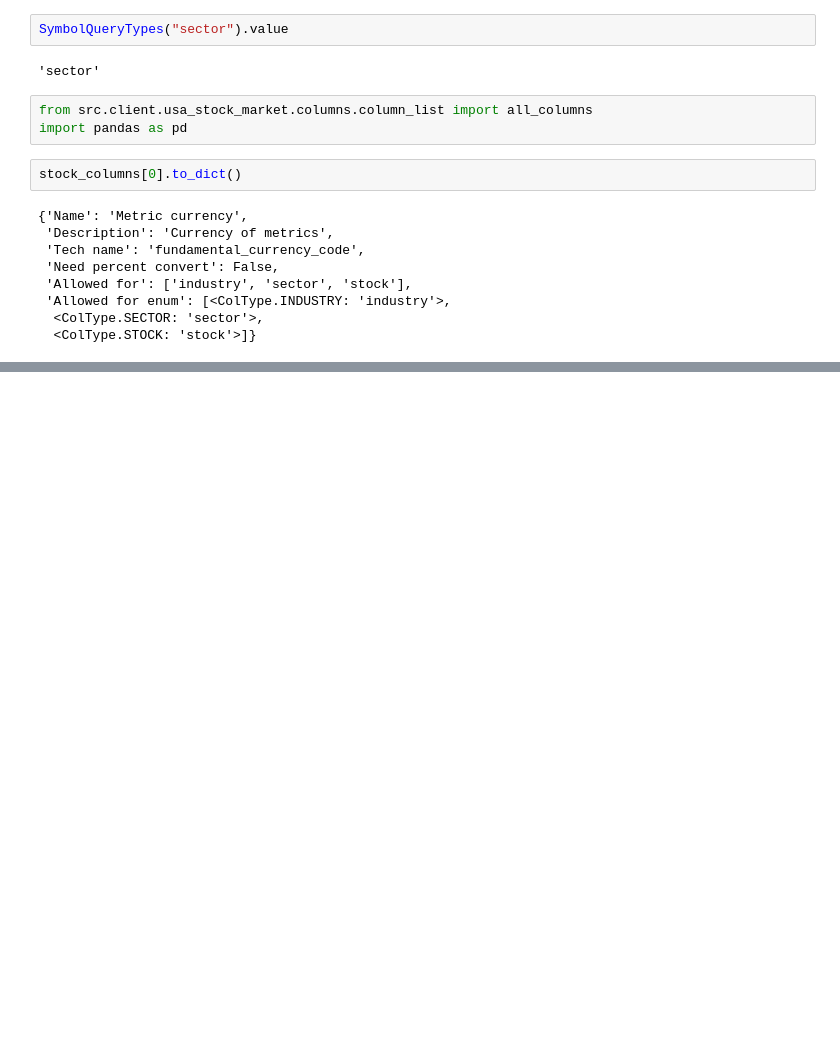
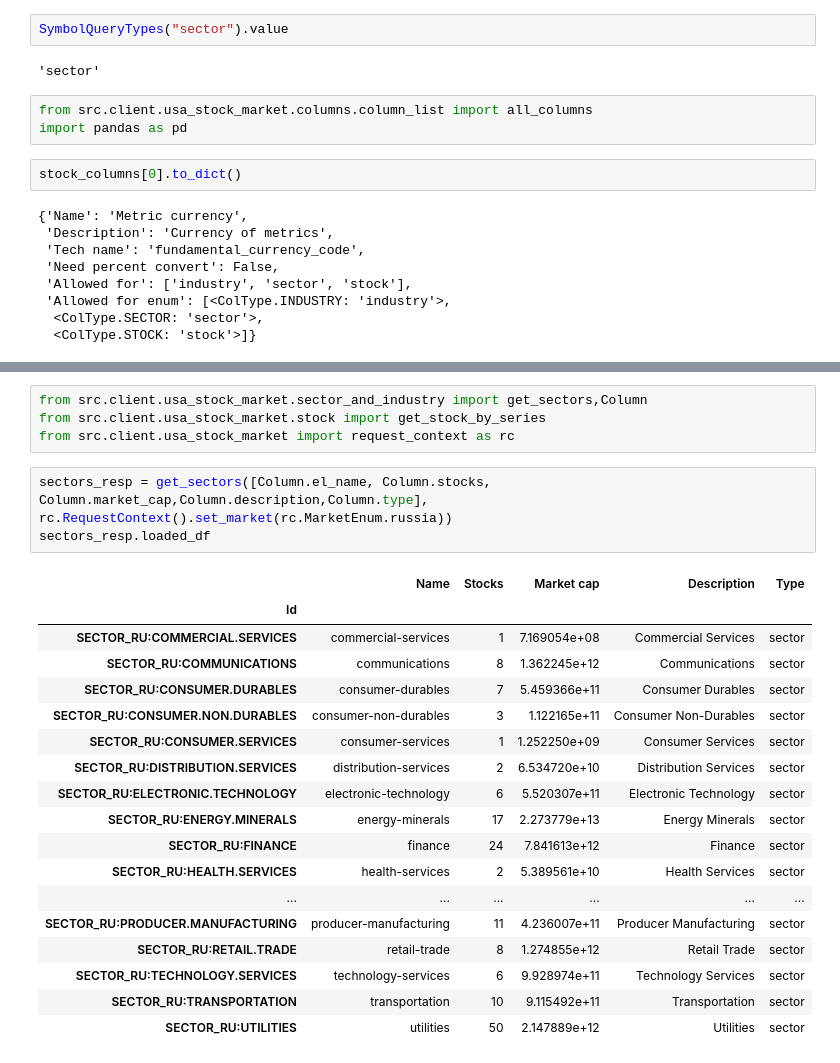
Before and after one commit to NNTrade/Tradingview.com-client, a Jupyter notebook: notebook/test_call.ipynb, the cells around one changed output, grey strips where cells are left out. Saved outputs shown, nothing was run; the diff lists cells and outputs as text; blank space fills up the shorter version.

```diff
--- a/notebook/test_call.ipynb
+++ b/notebook/test_call.ipynb
@@ -164,3 +164,29 @@ pd.DataFrame([c.to_dict() for c in all_columns]).set_index("Name").sort_index()
 | Type | Type of element | type | False | [industry, sector, stock] | [ColType.INDUSTRY, ColType.SECTOR... |
 | Volume * Price / 1D | Capital traded / 1 day | Value.Traded | False | [stock] | [ColType.STOCK] |
 | Volume / 1D | Trading volume per 1 day | volume | False | [industry, sector, stock] | [ColType.INDUSTRY, ColType.SECTOR... |
+# %%
+from src.client.usa_stock_market.sector_and_industry import get_sectors,Column
+from src.client.usa_stock_market.stock import get_stock_by_series
+from src.client.usa_stock_market import request_context as rc
+# %%
+sectors_resp = get_sectors([Column.el_name, Column.stocks, Column.market_cap,Column.description,Column.type], rc.RequestContext().set_market(rc.MarketEnum.russia))
+sectors_resp.loaded_df
+# %% [output]
+|  | Name | Stocks | Market cap | Description | Type |
+| Id |  |  |  |  |  |
+| SECTOR_RU:COMMERCIAL.SERVICES | commercial-services | 1 | 7.169054e+08 | Commercial Services | sector |
+| SECTOR_RU:COMMUNICATIONS | communications | 8 | 1.362245e+12 | Communications | sector |
+| SECTOR_RU:CONSUMER.DURABLES | consumer-durables | 7 | 5.459366e+11 | Consumer Durables | sector |
+| SECTOR_RU:CONSUMER.NON.DURABLES | consumer-non-durables | 3 | 1.122165e+11 | Consumer Non-Durables | sector |
+| SECTOR_RU:CONSUMER.SERVICES | consumer-services | 1 | 1.252250e+09 | Consumer Services | sector |
+| SECTOR_RU:DISTRIBUTION.SERVICES | distribution-services | 2 | 6.534720e+10 | Distribution Services | sector |
+| SECTOR_RU:ELECTRONIC.TECHNOLOGY | electronic-technology | 6 | 5.520307e+11 | Electronic Technology | sector |
+| SECTOR_RU:ENERGY.MINERALS | energy-minerals | 17 | 2.273779e+13 | Energy Minerals | sector |
+| SECTOR_RU:FINANCE | finance | 24 | 7.841613e+12 | Finance | sector |
+| SECTOR_RU:HEALTH.SERVICES | health-services | 2 | 5.389561e+10 | Health Services | sector |
+| ... | ... | ... | ... | ... | ... |
+| SECTOR_RU:PRODUCER.MANUFACTURING | producer-manufacturing | 11 | 4.236007e+11 | Producer Manufacturing | sector |
+| SECTOR_RU:RETAIL.TRADE | retail-trade | 8 | 1.274855e+12 | Retail Trade | sector |
+| SECTOR_RU:TECHNOLOGY.SERVICES | technology-services | 6 | 9.928974e+11 | Technology Services | sector |
+| SECTOR_RU:TRANSPORTATION | transportation | 10 | 9.115492e+11 | Transportation | sector |
+| SECTOR_RU:UTILITIES | utilities | 50 | 2.147889e+12 | Utilities | sector |
```
Also changed, not shown: parts of 2 cells of this notebook, 5 other files.
